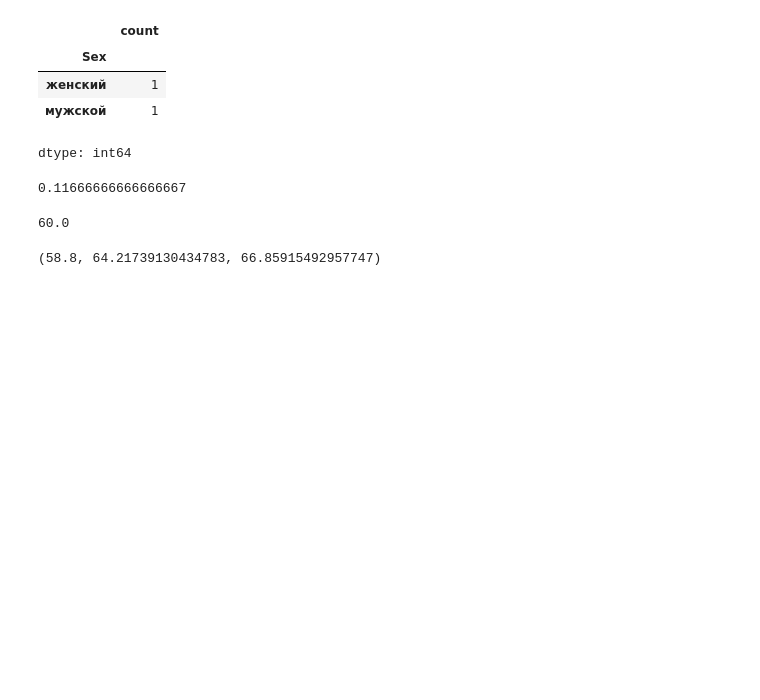
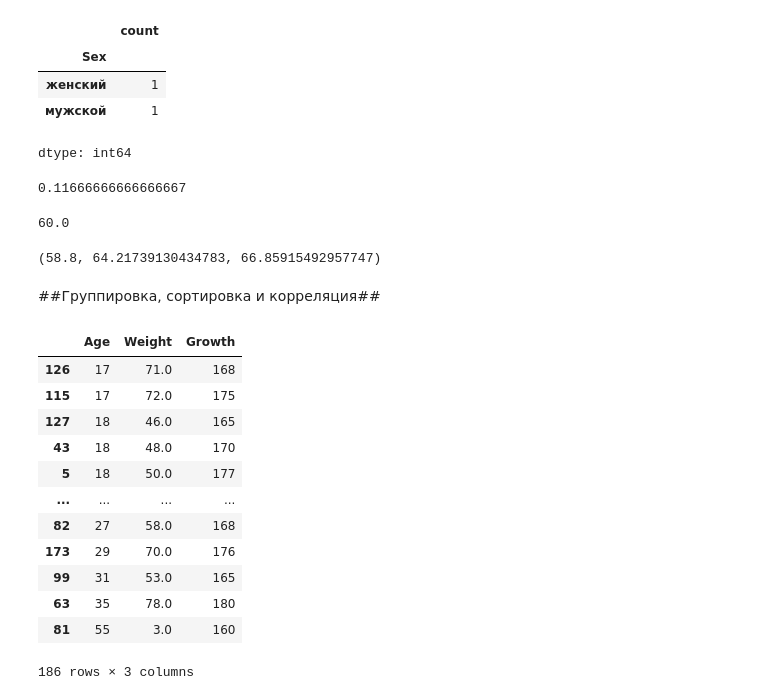
Before and after one commit to pro8mari/code-practice, a Jupyter notebook: Stepik_Artyom_Shevlyakov.ipynb, the cells around one changed output. Saved outputs shown, nothing was run; the diff lists cells and outputs as text; code cells hidden in the pictures; blank space fills up the shorter version.

```diff
--- a/Stepik_Artyom_Shevlyakov.ipynb
+++ b/Stepik_Artyom_Shevlyakov.ipynb
@@ -277,3 +277,23 @@ Mac_persons = df[(df['Fastfood'] != 'Бургер кинг') & (df['Fastfood'] !
 Mac_persons.mean() , Burger_persons.mean(), KFC_persons.mean()
 # %% [output]
 (58.8, 64.21739130434783, 66.85915492957747)
+# %% [markdown]
+##Группировка, сортировка и корреляция##
+# %%
+#сортировка по возрасту.Если возраст одинаковый, то сортировка идет по весу.
+df_sorting = df[['Age','Weight','Growth']]
+df_sorting.sort_values(['Age','Weight'],ascending=[True, True])
+# %% [output]
+|  | Age | Weight | Growth |
+| 126 | 17 | 71.0 | 168 |
+| 115 | 17 | 72.0 | 175 |
+| 127 | 18 | 46.0 | 165 |
+| 43 | 18 | 48.0 | 170 |
+| 5 | 18 | 50.0 | 177 |
+| ... | ... | ... | ... |
+| 82 | 27 | 58.0 | 168 |
+| 173 | 29 | 70.0 | 176 |
+| 99 | 31 | 53.0 | 165 |
+| 63 | 35 | 78.0 | 180 |
+| 81 | 55 | 3.0 | 160 |
+186 rows × 3 columns
```
Also changed, not shown: parts of 14 cells of this notebook.
